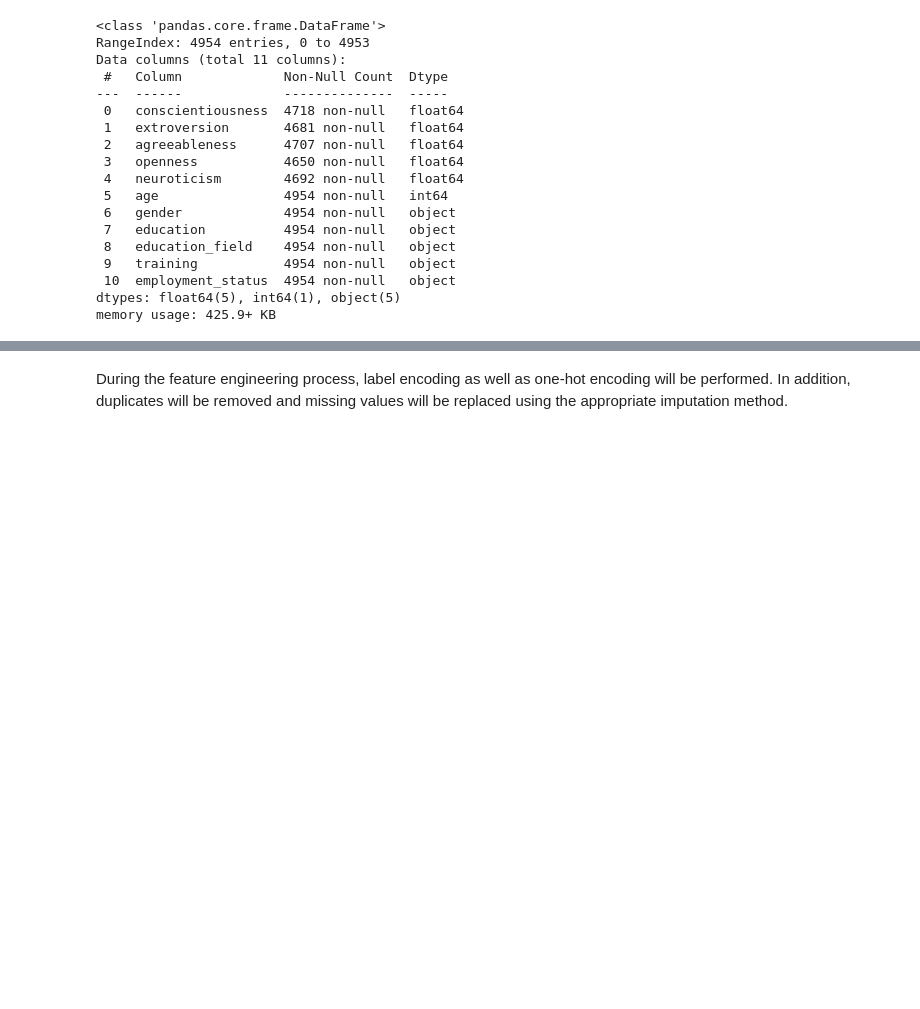
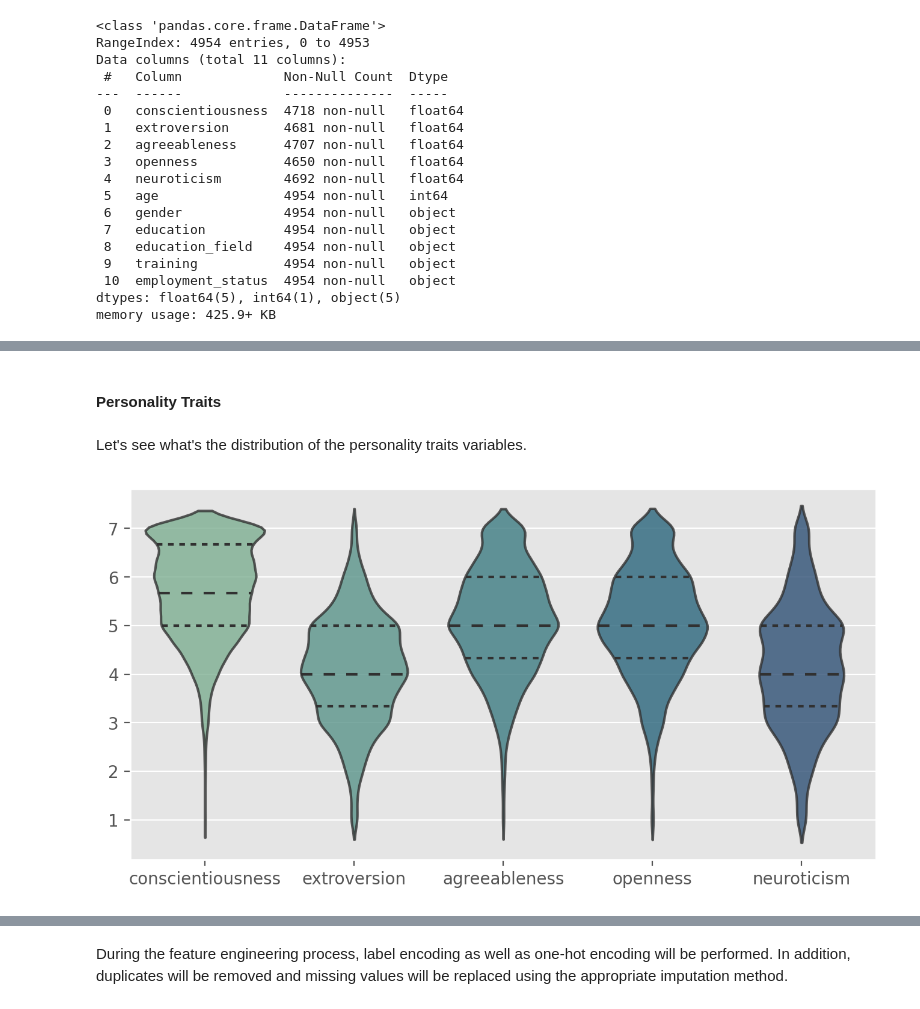
Before and after one commit to nataliagraczyk/bigfive-project, a Jupyter notebook: main.ipynb, the cells around one changed output, grey strips where cells are left out. Cells and saved outputs as stored; diff of their text form; code cells hidden in the pictures; blank space fills up the shorter version.

```diff
--- a/main.ipynb
+++ b/main.ipynb
@@ -86,0 +111,21 @@ memory usage: 425.9+ KB
+# %%
+neuroticism_outlier = data[data.neuroticism < 1]
+data.drop(neuroticism_outlier.index, inplace = True)
+# %% [markdown]
+#### Personality Traits
+# %% [markdown]
+Let's see what's the distribution of the personality traits variables.
+# %%
+plt.figure(figsize=(8,4), dpi=200)
+
+ax = sns.violinplot(
+       data = data[['conscientiousness', 'extroversion', 'agreeableness', 'openness',
+       'neuroticism']],
+       palette = "crest",
+       inner = "quartile")
+
+plt.setp(ax.collections, alpha=.8)
+
+plt.show()
+# %% [output]
+[figure, added]
```
Also changed, not shown: parts of 65 cells of this notebook.
